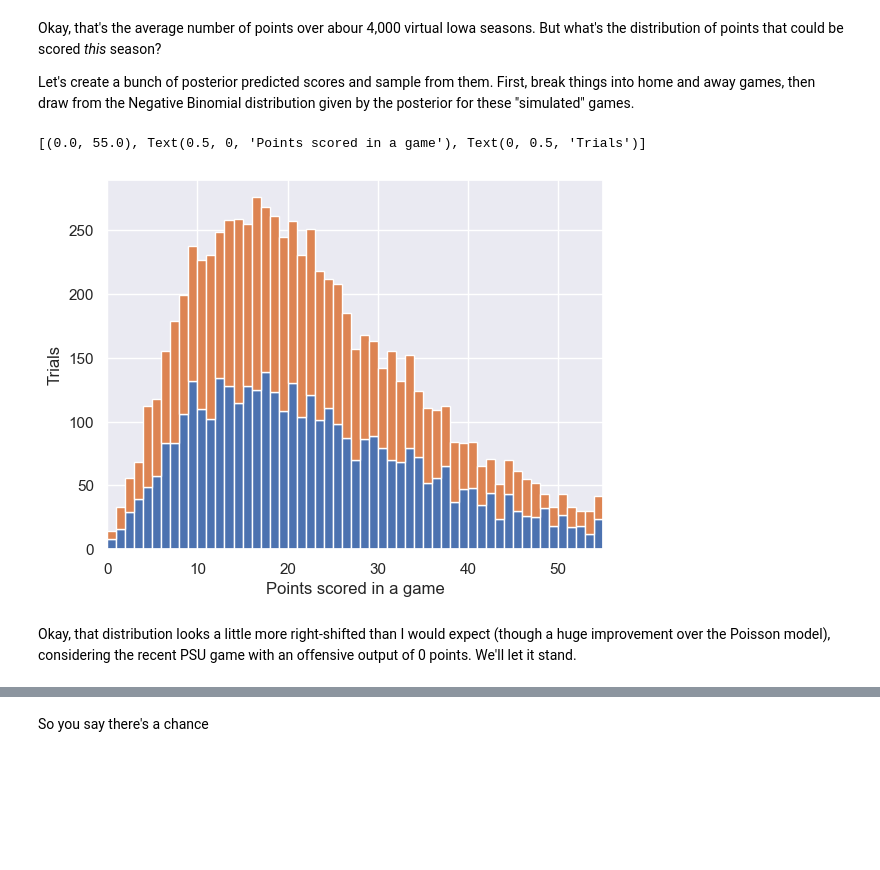
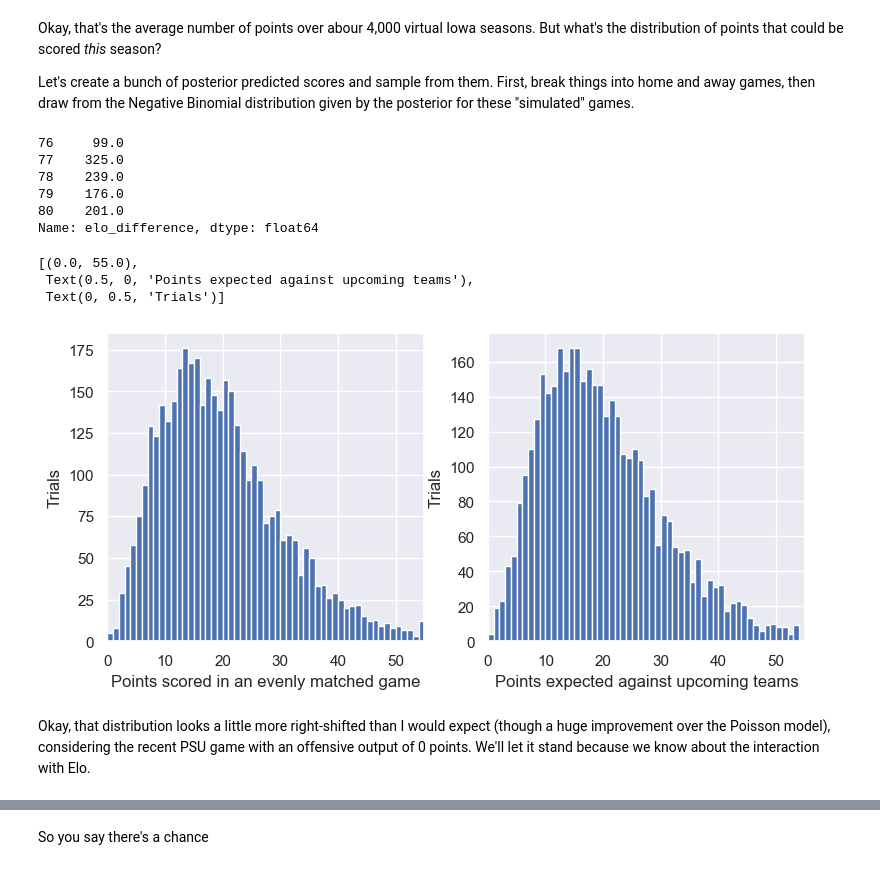
Before and after one commit to frank1010111/iowa-scoring, a Jupyter notebook: notebooks/analyze.ipynb, the cells around one changed output, grey strips where cells are left out. Saved outputs shown, nothing was run; the diff lists cells and outputs as text; code cells hidden in the pictures; blank space fills up the shorter version.

Commit message:
:sparkles: new model using opponent strength

```diff
--- a/notebooks/analyze.ipynb
+++ b/notebooks/analyze.ipynb
@@ -72,7 +103,7 @@ Let's modify [this pymc tutorial](https://www.pymc.io/projects/examples/en/lates
 # %%
 design_matrix = design_matrices(
-    "Iowa_points ~ conference_game * Home_game",
-    games.query("season>2018"),
+    "Iowa_points ~ conference_game * Years_since_2017 + elo_difference",
+    games,
 )
 exogenous = design_matrix.common.as_dataframe()
 endogenous = design_matrix.response.as_dataframe()
@@ -213,15 +291,20 @@ p = idata.posterior
 posterior_2023_points = np.exp(
     (
         p["Intercept"]
-        + p["conference_game"]
-        + (home_games_left / games_left) * p["Home_game"]
+        + p["conference_game"] * 0.75
+        + p["Years_since_2017"] * 6
+        + p["conference_game:Years_since_2017"] * 6 * 0.75
+        + p["elo_difference"]
+        * games.loc[
+            (games.season == 2023) & (games.conference_game), "elo_difference"
+        ].mean()
     ).data.ravel()
 )
 # plt.hist(posterior_2023_points, bins=np.arange(15, 35), cumulative=True, align="left")
 # np.percentile(posterior_2023_points, 90)
 
 print(
-    f"Chance Iowa's true scoring average is at or above 25 points per game: {np.mean(posterior_2023_points >= 25):.2%}"
+    f"Chance Iowa's 2023 true scoring average is at or above 25 points per game: {np.mean(posterior_2023_points >= 25):.2%}"
 )
 print(
     f"Chance of Iowa having a true average scoring potential high enough: {np.mean(posterior_2023_points >= points_per_game_to_stay):.2%}",
@@ -287,46 +370,71 @@ g.set(
 Okay, that's the average number of points over abour 4,000 virtual Iowa seasons. But what's the distribution of points that could be scored _this_ season?
 
 Let's create a bunch of posterior predicted scores and sample from them. First, break things into home and away games, then draw from the Negative Binomial distribution given by the posterior for these "simulated" games.
+# %%
+games.loc[(games.season == 2023) & ~games["completed"], "elo_difference"]
+# %% [output]
+76     99.0
+77    325.0
+78    239.0
+79    176.0
+80    201.0
+Name: elo_difference, dtype: float64
 # %%
 p = idata.posterior
 
-posterior_2023_points_home = np.exp(
-    (p["Intercept"] + p["conference_game"] + p["Home_game"]).data.ravel()
-)
-posterior_2023_points_away = np.exp(
-    (p["Intercept"] + p["conference_game"]).data.ravel()
-)
 alpha = p["Alpha_Intercept"].data.ravel()
 
 
 def neg_binom_p(mu, alpha):
     """Calculate p to switch from the PyMC parameterization to the numpy one.
 
     See <https://www.pymc.io/projects/docs/en/stable/api/distributions/generated/pymc.NegativeBinomial.html>
     """
     return alpha / (mu + alpha)
 
 
 # And another sampling:
-points_distributed_home = np.random.negative_binomial(
-    p=neg_binom_p(posterior_2023_points_home, alpha), n=alpha
-)
-points_distributed_away = np.random.negative_binomial(
-    p=neg_binom_p(posterior_2023_points_away, alpha), n=alpha
+points_distributed = rng.negative_binomial(
+    p=neg_binom_p(posterior_2023_points, alpha), n=alpha
 )
 
-fig, ax = plt.subplots()
-ax.hist(
-    [points_distributed_home, points_distributed_away],
+fig, (ax1, ax2) = plt.subplots(1, 2, figsize=(9, 4))
+ax1.hist(
+    points_distributed,
     bins=np.arange(0, 56, 1),
     histtype="barstacked",
 )
-ax.set(xlim=(0, 55), xlabel="Points scored in a game", ylabel="Trials")
+ax1.set(xlim=(0, 55), xlabel="Points scored in an evenly matched game", ylabel="Trials")
+
+posterior_upcoming_schedule = np.exp(
+    (
+        p["Intercept"]
+        + p["conference_game"]
+        + p["Years_since_2017"] * 6
+        + p["conference_game:Years_since_2017"] * 6
+        + p["elo_difference"]
+        * rng.choice(
+            games.loc[(games.season == 2023) & ~games["completed"], "elo_difference"],
+            size=p["elo_difference"].shape,
+        )
+    ).data.ravel()
+)
+
+points_distributed_upcoming = rng.negative_binomial(
+    p=neg_binom_p(posterior_upcoming_schedule, alpha), n=alpha
+)
+ax2.hist(
+    points_distributed_upcoming,
+    bins=np.arange(0, 55, 1),
+)
+ax2.set(xlim=(0, 55), xlabel="Points expected against upcoming teams", ylabel="Trials")
 # %% [output]
-[(0.0, 55.0), Text(0.5, 0, 'Points scored in a game'), Text(0, 0.5, 'Trials')]
+[(0.0, 55.0),
+ Text(0.5, 0, 'Points expected against upcoming teams'),
+ Text(0, 0.5, 'Trials')]
-[figure, old version]
+[figure, new version]
 # %% [markdown]
-Okay, that distribution looks a little more right-shifted than I would expect (though a huge improvement over the Poisson model), considering the recent PSU game with an offensive output of 0 points. We'll let it stand.
+Okay, that distribution looks a little more right-shifted than I would expect (though a huge improvement over the Poisson model), considering the recent PSU game with an offensive output of 0 points. We'll let it stand because we know about the interaction with Elo.
 # %%
 def max_bin_percent(points):
     """Get the height of the highest histogram bin in %."""
```
Also changed, not shown: parts of 23 cells of this notebook.
